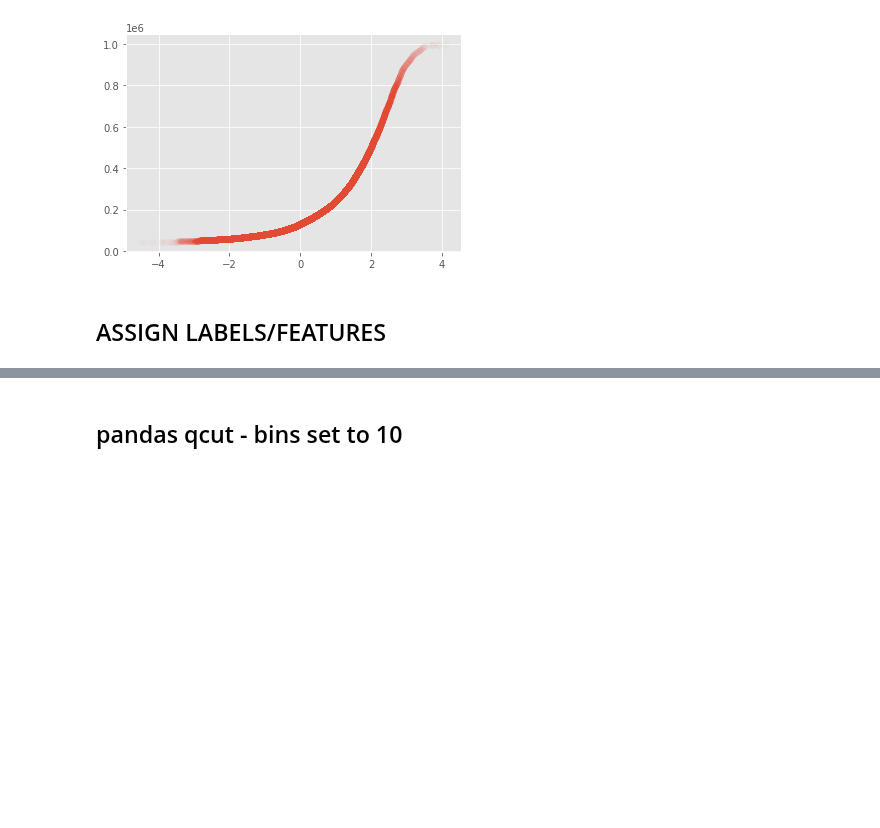
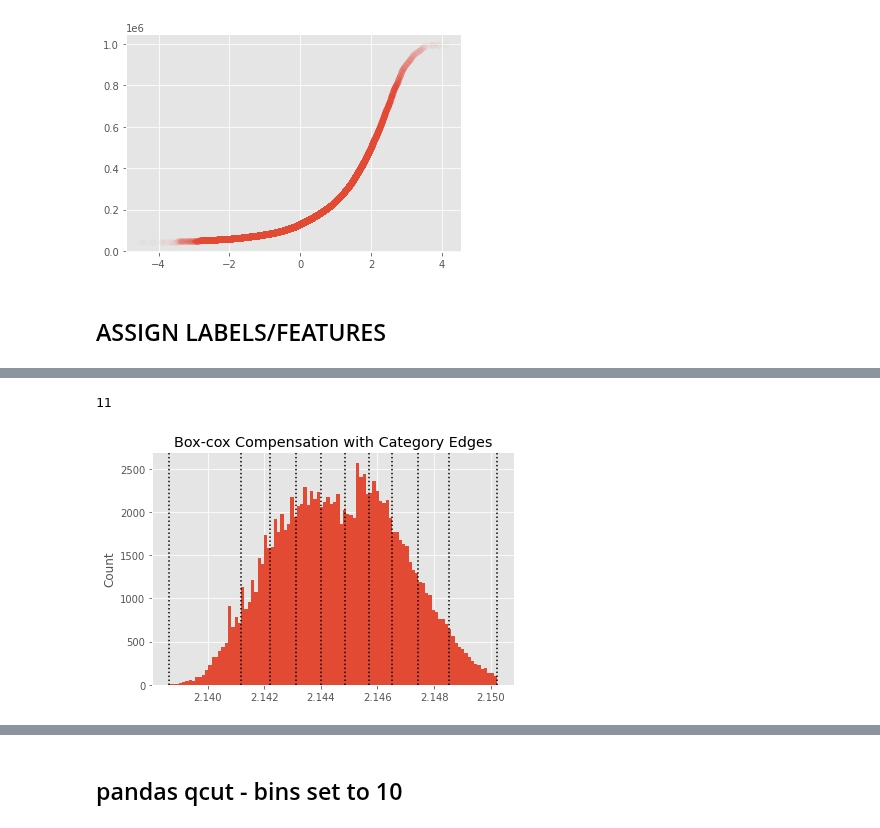
Before and after one commit to mrkjhsn/Not_for_Profit_Compensation_Modeling, a Jupyter notebook: 07.label_category_assignment.ipynb, the cells around one changed output, grey strips where cells are left out. Saved outputs shown, nothing was run; the diff lists cells and outputs as text; code cells hidden in the pictures; blank space fills up the shorter version.

```diff
--- a/07.label_category_assignment.ipynb
+++ b/07.label_category_assignment.ipynb
@@ -70,0 +100,18 @@ plt.scatter(pd.Series(np.random.normal(0, 1, features.reportable_comp.shape[0]))
+# %%
+len(breaks_box_cox)
+# %% [output]
+11
+# %%
+# plot category edges
+ax = pd.Series(stats.boxcox(df.reportable_comp)[0]).hist(bins=100, histtype='bar', stacked=True)
+
+for i in breaks_box_cox:
+    ax.axvline(i, color='black', linestyle=':')
+
+plt.ylabel('Count')
+plt.title('Box-cox Compensation with Category Edges')
+
+plt.tight_layout()
+plt.savefig('03.visualizations/box_cox_target_bins.png');
+# %% [output]
+[figure, added]
```
Also changed, not shown: parts of 56 cells of this notebook.
